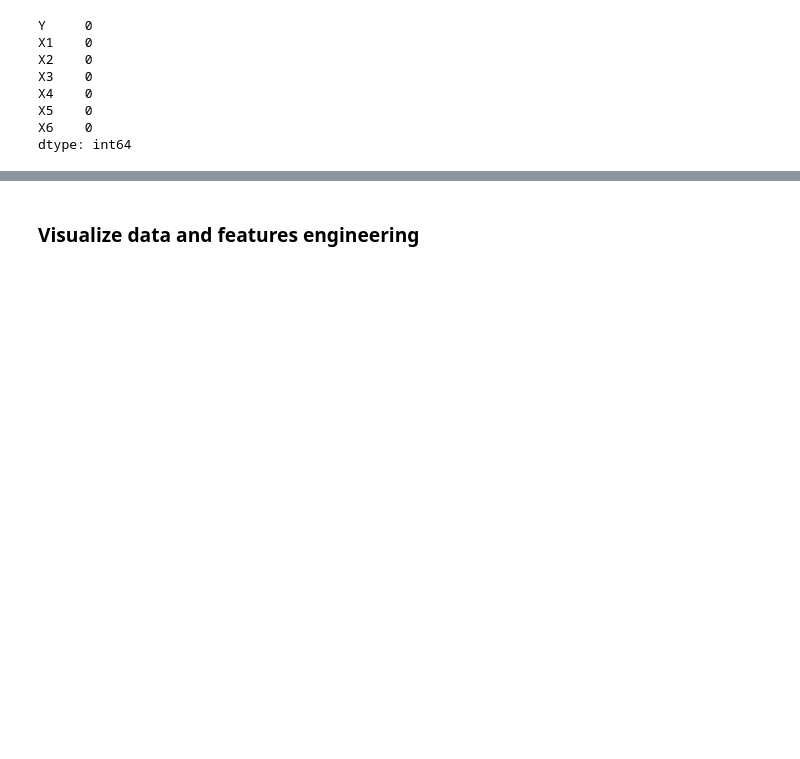
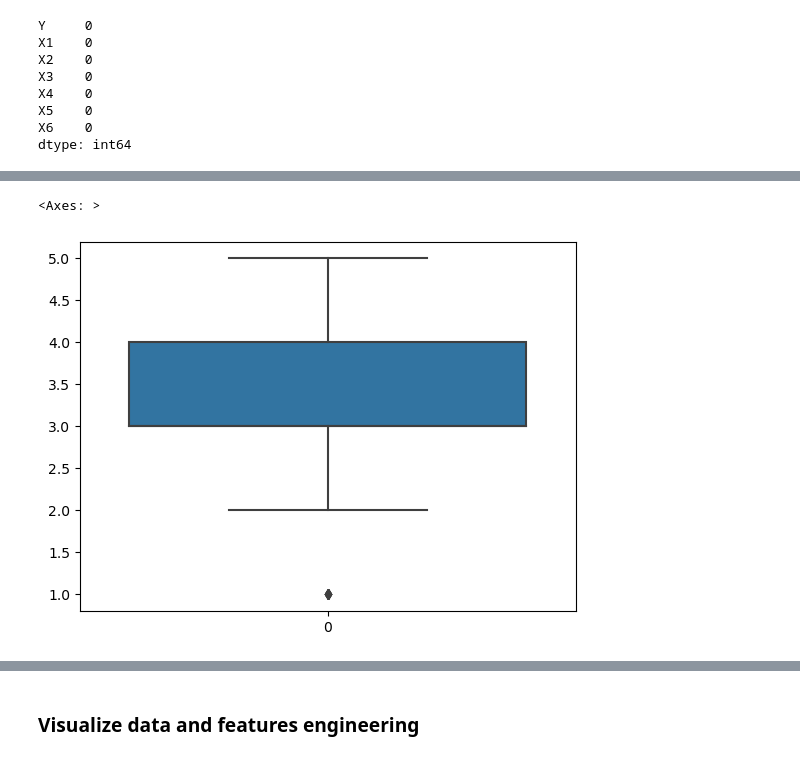
Before and after one commit to chiara89/mFi8znFt4ZE6Spwv, a Jupyter notebook: happyCustomerModel.ipynb, the cells around one changed output, grey strips where cells are left out. Cells and saved outputs as stored; diff of their text form; code cells hidden in the pictures; blank space fills up the shorter version.

```diff
--- a/happyCustomerModel.ipynb
+++ b/happyCustomerModel.ipynb
@@ -108,0 +129,5 @@ dtype: int64
+# %%
+sns.boxplot(df['X3'])
+# %% [output]
+<Axes: >
+[figure, added]
```
Also changed, not shown: parts of 23 cells of this notebook.
